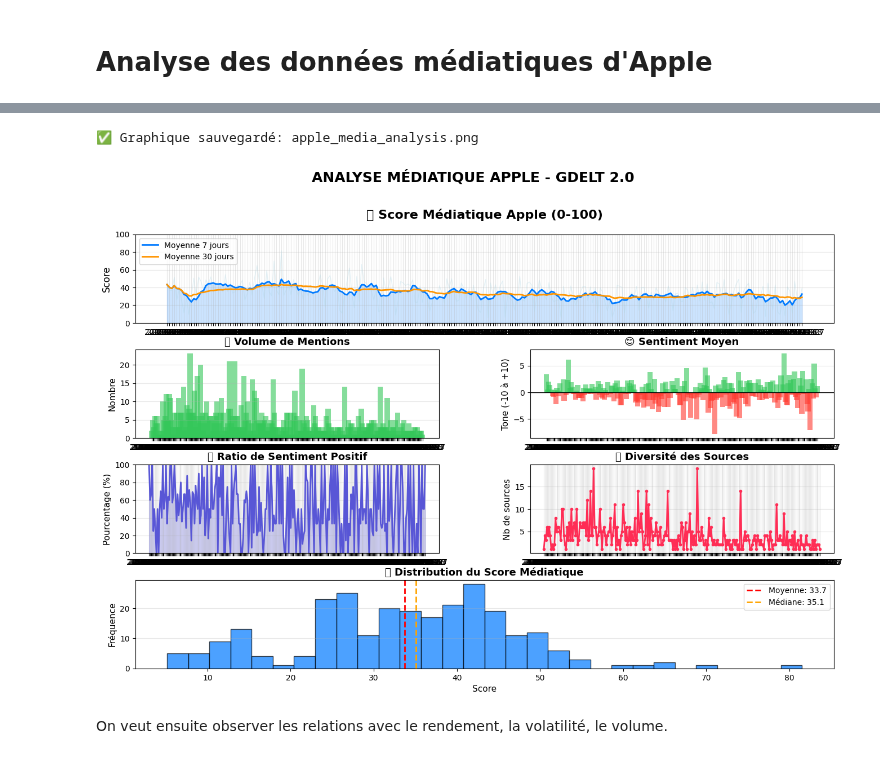
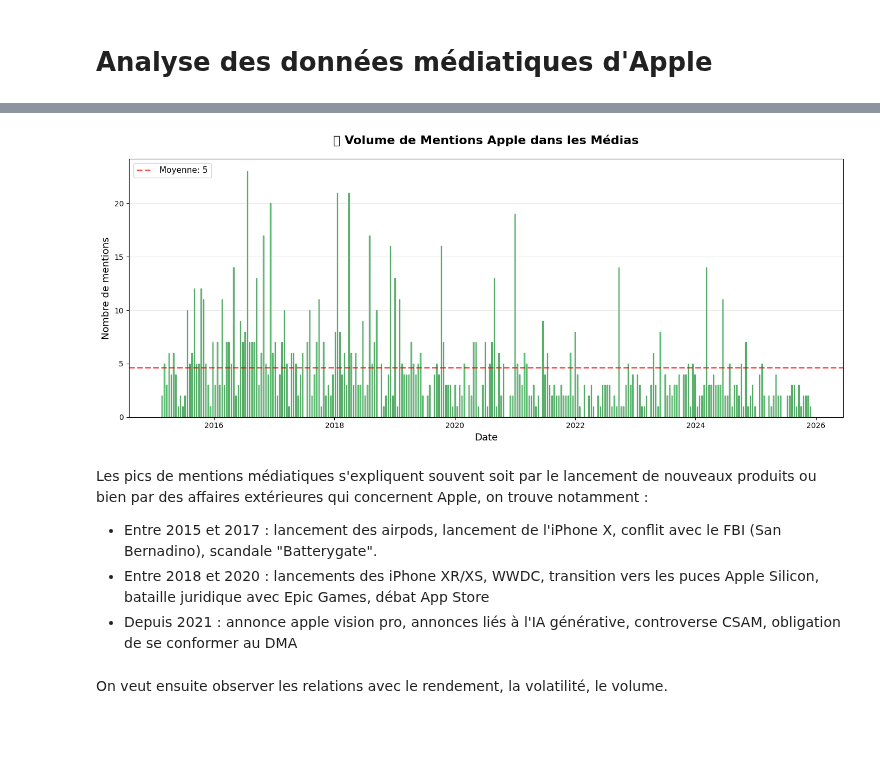
Before and after one commit to diabitbol/alpha-ranking-benchmark, a Jupyter notebook: description/score médiatique.ipynb, the cells around one changed output, grey strips where cells are left out. Cells and saved outputs as stored; diff of their text form; code cells hidden in the pictures; blank space fills up the shorter version.

Commit message:
focus sur les mentions d'apple dans les médias

```diff
--- a/description/score médiatique.ipynb
+++ b/description/score médiatique.ipynb
@@ -267,14 +212,4 @@ if __name__ == "__main__":
     # Collecte (échantillonnage: 1 jour/semaine pour test rapide)
     # Changez à sample_rate=1 pour avoir TOUS les jours (long!)
     analyzer.collect_data(start, end, sample_rate=14)
-
-    if len(analyzer.results) > 0:
-        # Calcul du score
-        df = analyzer.calculate_media_score()
-
-        # Visualisation
-        analyzer.visualize(df)
-
-        # Export
-        analyzer.export_results(df)
 # %% [output]
@@ -302,12 +234,24 @@ Légende: ✓=données, ✗=absent, ∅=aucune mention
+# %%
+df_media = pd.DataFrame(analyzer.results)
+df_media['date'] = pd.to_datetime(df_media['date'])
+df_media = df_media.sort_values('date').reset_index(drop=True)
+
+# Export
+export_df = df_media[['date', 'mentions']].copy()
+export_df.to_csv("apple_media.csv", index=False)
 # %%
 analyzer = GDELTMediaScore()
 df_finance = pd.read_csv("..\data\dataset_with_feature.csv")
-df_media = pd.read_csv("..\data\apple_media_score.csv")
+#df_media = pd.read_csv("..\data\apple_media.csv")
 
 analyzer.visualize(df_media)
 # %% [output]
-✅ Graphique sauvegardé: apple_media_analysis.png
-[figure, old version]
+[figure, new version]
+# %% [markdown]
+Les pics de mentions médiatiques s'expliquent souvent soit par le lancement de nouveaux produits ou bien par des affaires extérieures qui concernent Apple, on trouve notamment :
+- Entre 2015 et 2017 : lancement des airpods, lancement de l'iPhone X, conflit avec le FBI (San Bernadino), scandale "Batterygate".
+- Entre 2018 et 2020 : lancements des iPhone XR/XS, WWDC, transition vers les puces Apple Silicon, bataille juridique avec Epic Games, débat App Store
+- Depuis 2021 : annonce apple vision pro, annonces liés à l'IA générative, controverse CSAM, obligation de se conformer au DMA
 # %% [markdown]
 On veut ensuite observer les relations avec le rendement, la volatilité, le volume.
 # %%
```
Also changed, not shown: parts of 7 cells of this notebook.
